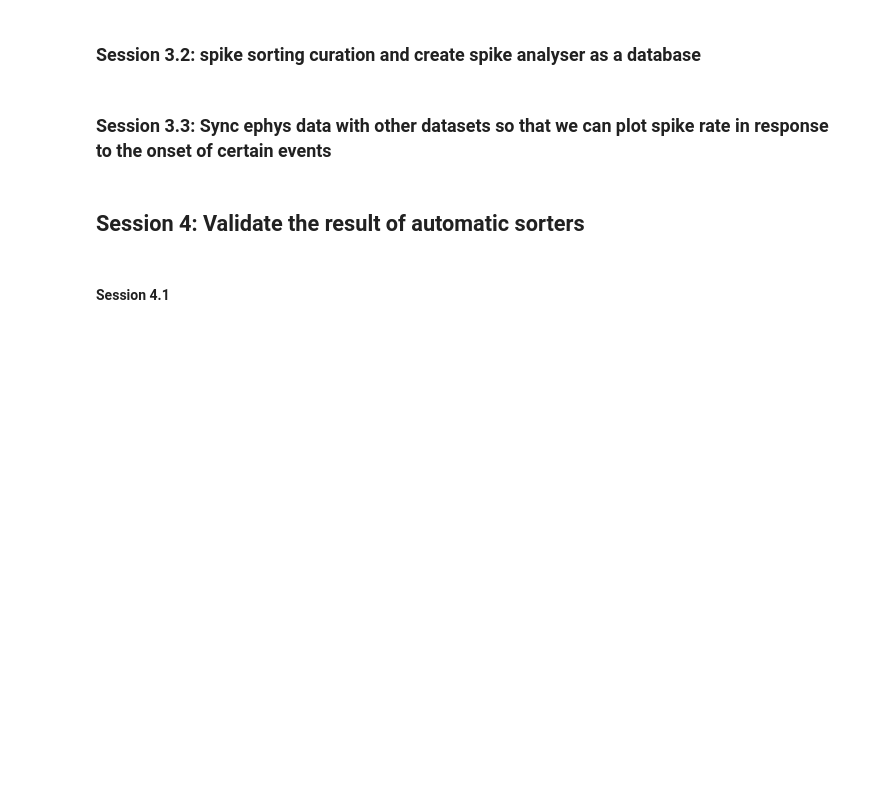
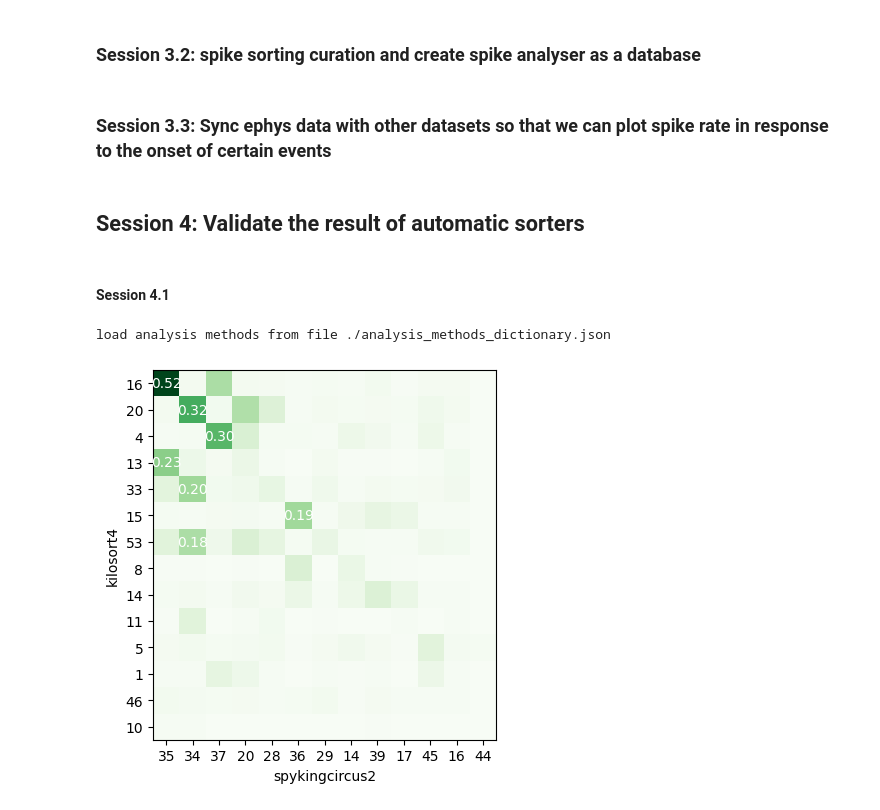
Before and after one commit to chiyu1203/ephys, a Jupyter notebook: tutorial.ipynb, the cells around one changed output. Cells and saved outputs as stored; diff of their text form; code cells hidden in the pictures; blank space fills up the shorter version.

Commit message:
kilosort bad channels takes int, sort out compare sorters session, remove compare white matrix radius, and one find sessions function

```diff
--- a/tutorial.ipynb
+++ b/tutorial.ipynb
@@ -430,7 +382,7 @@ for this_dir in dir_list:
 # %% [markdown]
 #### Session 4.1
 # %%
-this_dir = r"D:\Open Ephys\2025-03-05_13-45-15"
+this_dir = r"Y:\GN25037\250922\looming\session2\2025-09-22_15-59-41"
 json_file = "./analysis_methods_dictionary.json"
 oe_folder = Path(this_dir)
 if isinstance(json_file, dict):
@@ -444,6 +396,8 @@ if analysis_methods.get("include_MUA") == True:
     cluster_group_interest = ["noise"]
 else:
     cluster_group_interest = ["noise", "mua"]
+# %% [output]
+load analysis methods from file ./analysis_methods_dictionary.json
 # %%
 sorter_list=["kilosort4","spykingcircus2"]
 unit_list=[]
@@ -453,6 +407,6 @@ for this_sorter in sorter_list:
     phy_folder_name = "phy" + sorter_suffix
     analyser_folder_name = "analyser" + sorter_suffix
     analyser_list.append(analyser_folder_name)
-    unit_list.append(si.read_phy(
+    unit_list.append(se.read_phy(
         oe_folder / phy_folder_name, exclude_cluster_groups=cluster_group_interest
     ))
@@ -459,4 +417,6 @@ for this_sorter in sorter_list:
 # %%
-comp2sorters= si.compare_two_sorters(unit_list[0], unit_list[1], sorter_list[0], sorter_list[1])
-w = si.plot_agreement_matrix(comp2sorters)
+comp2sorters= scom.compare_two_sorters(unit_list[0], unit_list[1], sorter_list[0], sorter_list[1])
+w = sw.plot_agreement_matrix(comp2sorters)
+# %% [output]
+[figure, added]
 # %%
```
Also changed, not shown: parts of 20 cells of this notebook.
